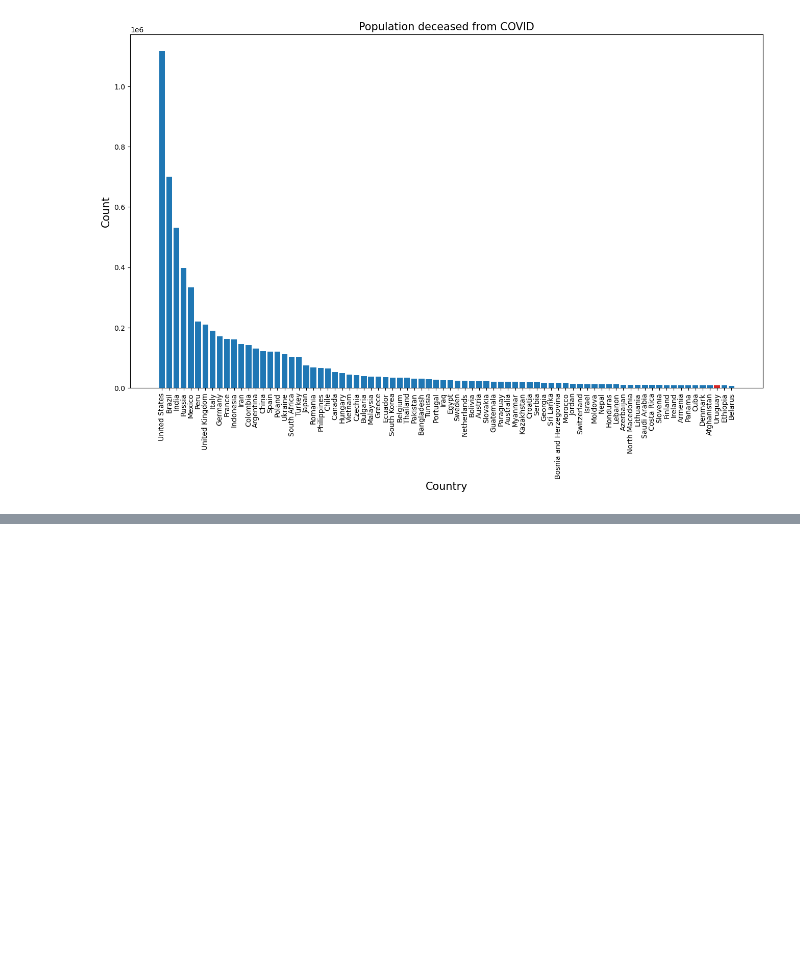
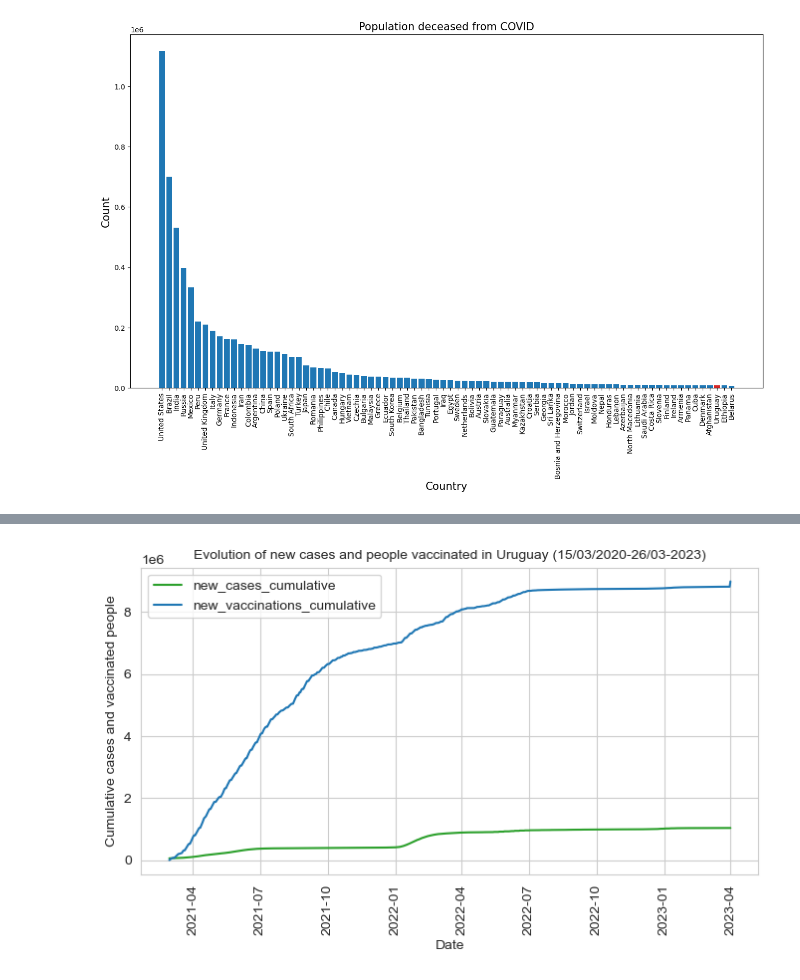
Before and after one commit to David-Almaguer-La-Rosa/SQL-queries-from-Jupyter-Notebook, a Jupyter notebook: Database connection and SQL queries from Jupyter Notebook.ipynb, the cells around one changed output, grey strips where cells are left out. Saved outputs shown, nothing was run; the diff lists cells and outputs as text; code cells hidden in the pictures; blank space fills up the shorter version.

```diff
--- a/Database connection and SQL queries from Jupyter Notebook.ipynb
+++ b/Database connection and SQL queries from Jupyter Notebook.ipynb
@@ -340,0 +343,19 @@ df_7[(df_7['location'] == 'Uruguay') & (df_7['new_vaccinations'] >= 1)]
+# %%
+# adding more windows functions in the query to determine the evolution of new cases and new vaccinations in Uruguay
+# remember to first change the data type of the date column in table covidvaccination to DATE
+sql='''
+    SELECT
+    D.continent, D.location, D.date, D.population,
+    D.new_cases, SUM(D.new_cases) OVER(PARTITION BY D.location ORDER BY D.location, D.date) AS new_cases_cumulative,
+    V.new_vaccinations, SUM(CAST(V.new_vaccinations AS INT)) OVER(PARTITION BY D.location ORDER BY D.location, D.date) AS new_vaccinations_cumulative
+    FROM coviddeaths D
+    JOIN covidvaccination V
+    ON D.location = V.location
+    AND D.date = V.date
+    WHERE D.continent IS NOT NULL
+'''
+query = connection.execute(text(sql))
+result = query.fetchall()
+df_9 = pd.DataFrame(result)
+df_9 = df_9[(df_9['location'] == 'Uruguay') & (df_9['new_vaccinations'] >= 1)].head(5)
+df_9
@@ -340,0 +369,14 @@ df_7[(df_7['location'] == 'Uruguay') & (df_7['new_vaccinations'] >= 1)]
+# %%
+sns.set_style('whitegrid')
+
+fig, ax = plt.subplots(figsize=(8, 4))
+
+ax.plot(df_9.date, df_9.new_cases_cumulative, color = 'tab:green')
+ax.plot(df_9.date, df_9.new_vaccinations_cumulative, color = 'tab:blue')
+ax.set_title('Evolution of new cases and people vaccinated in Uruguay (15/03/2020-26/03-2023)', fontsize=10)
+ax.set_xlabel('Date')
+ax.set_ylabel('Cumulative cases and vaccinated people')
+ax.tick_params(axis='x', rotation=90)
+ax.legend(['new_cases_cumulative', 'new_vaccinations_cumulative']);
+# %% [output]
+[figure, added]
```
Also changed, not shown: parts of 6 cells of this notebook.
